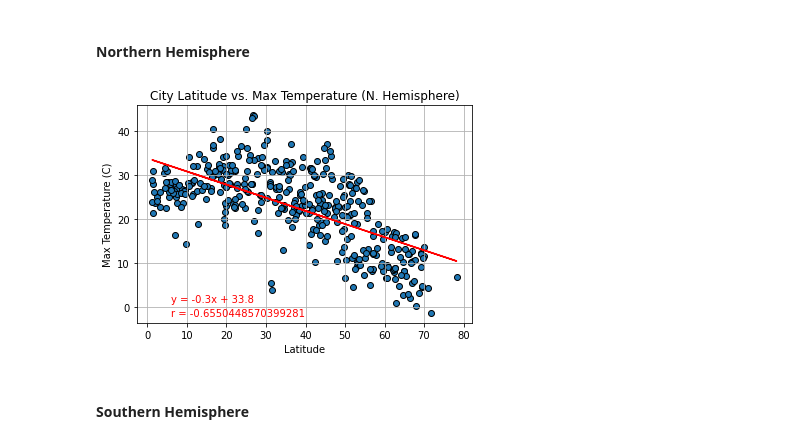
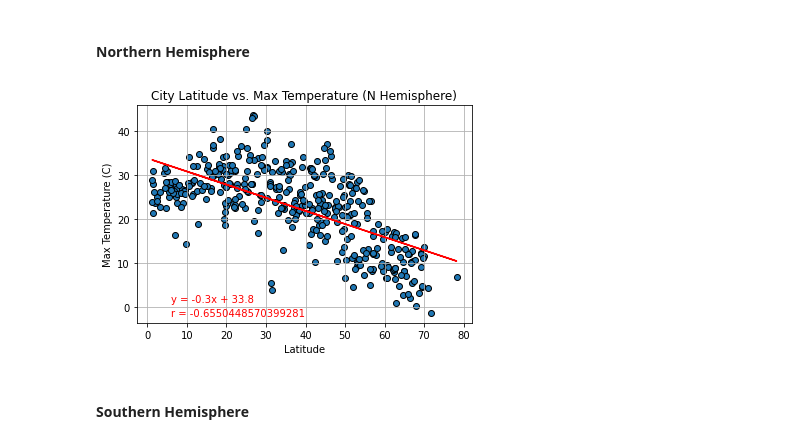
Before and after one commit to cwolf1424/Python-API-Challenge, a Jupyter notebook: WeatherPy/WeatherPy.ipynb, the cells around one changed output. Drawn from its saved outputs; the diff is of its cells as text; code cells hidden in the pictures.

```diff
--- a/WeatherPy/WeatherPy.ipynb
+++ b/WeatherPy/WeatherPy.ipynb
@@ -321,29 +321,29 @@ southern_hemi_df.head()
 # %%
 # Build scatter plot for latitude vs. temperature
 x_values = northern_hemi_df["Lat"]
 y_values = northern_hemi_df["Max Temp"]
 plt.scatter(x_values,y_values, edgecolors="k")
 
 # Incorporate the other graph properties
 plt.grid()
-plt.title ("City Latitude vs. Max Temperature (N. Hemisphere)")
+plt.title ("City Latitude vs. Max Temperature (N Hemisphere)")
 plt.xlabel ("Latitude")
 plt.ylabel ("Max Temperature (C)")
 
 # Linear regression
 (slope, intercept, rvalue, pvalue, stderr) = linregress(x_values, y_values)
 regress_values = x_values * slope + intercept
 plt.plot(x_values, regress_values, "r")
 
 # Annotate
 line_eq = "y = " + str(round(slope,2)) + "x + " + str(round(intercept,2))
 plt.annotate(line_eq,(6,1),color="red")
 plt.annotate(f'r = {rvalue}',(6,-2),color="r")
 
 # Show plot
 plt.show()
 # %% [output]
-[figure, old version]
+[figure, new version]
 # %% [markdown]
 #### Southern Hemisphere
 # %%
```
Also changed, not shown: parts of 18 cells of this notebook, 1 other file.
